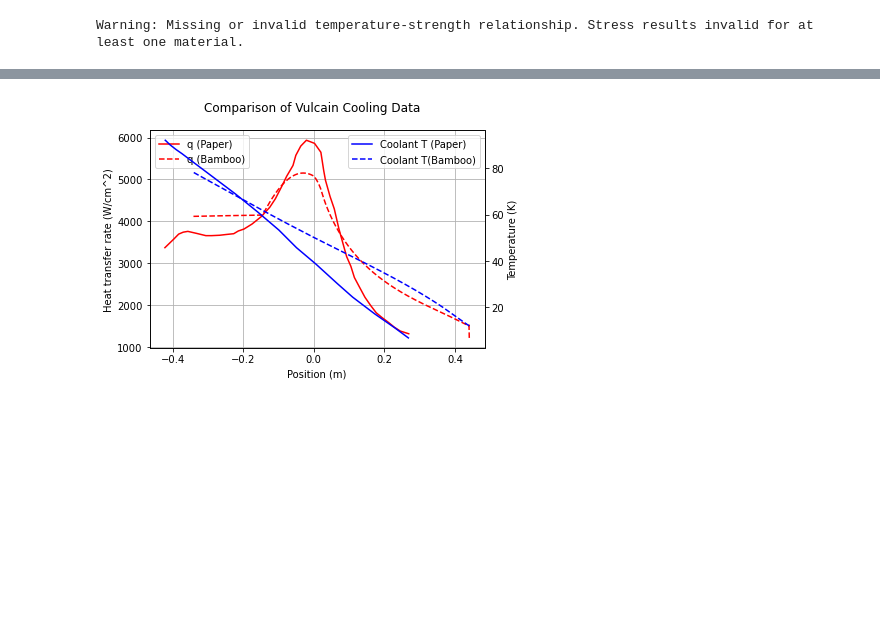
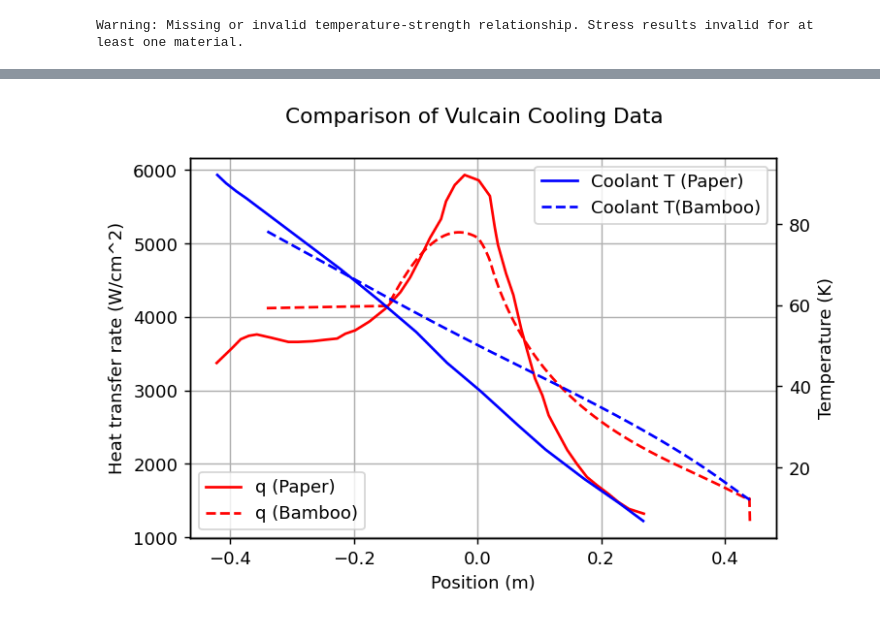
Before and after one commit to dug20/Bamboo-Investigations, a Jupyter notebook: Vulcain.ipynb, the cells around one changed output, grey strips where cells are left out. Cells and saved outputs as stored; diff of their text form; code cells hidden in the pictures; blank space fills up the shorter version.

```diff
--- a/Vulcain.ipynb
+++ b/Vulcain.ipynb
@@ -30,3 +31,6 @@ from CoolProp.CoolProp import PropsSI
 import thermo
 import matplotlib.pyplot as plt
 import numpy as np
+
+import matplotlib as mpl
+mpl.rcParams['figure.dpi'] = 130
@@ -248,31 +250,31 @@ for i in range(len(q_per_area)):
 # %%
 #Compare results with data from paper
 fig, ax1 = plt.subplots()
 fig.suptitle("Comparison of Vulcain Cooling Data")
 
 #Need to shift the x axes of the two so they align
 throat_pos = 0.419
 
 #Plot heat transfer rates
 ax1.plot(np.array(heat_transfer_rate["x"]) - throat_pos, heat_transfer_rate["y"], label="q (Paper)", color="red")
 ax1.plot(bamboo_data["x"], q_per_area*(1e-2)**2, label="q (Bamboo)", color="red", linestyle = "--")
 
 ax1.set_xlabel("Position (m)")
 ax1.set_ylabel("Heat transfer rate (W/cm^2)")
 ax1.grid()
-ax1.legend(loc = "upper left")
+ax1.legend(loc = "lower left")
 
 #Plot coolant temperatures on the same axis
 ax2 = ax1.twinx()
 ax2.plot(np.array(coolant_temperature_data["x"]) - throat_pos, coolant_temperature_data["y"], label="Coolant T (Paper)", color="blue")
 ax2.plot(bamboo_data["x"], bamboo_data["T_coolant"], label="Coolant T(Bamboo)", color="blue", linestyle = "--")
 
 ax2.set_ylabel("Temperature (K)")
 ax2.legend(loc = 'upper right')
 
 plt.show()
 # %% [output]
-[figure, old version]
+[figure, new version]
 # %%
 #Compare engine contours
 bamboo_ys = np.zeros(len(bamboo_data["x"]))
```
Also changed, not shown: parts of 7 cells of this notebook.
